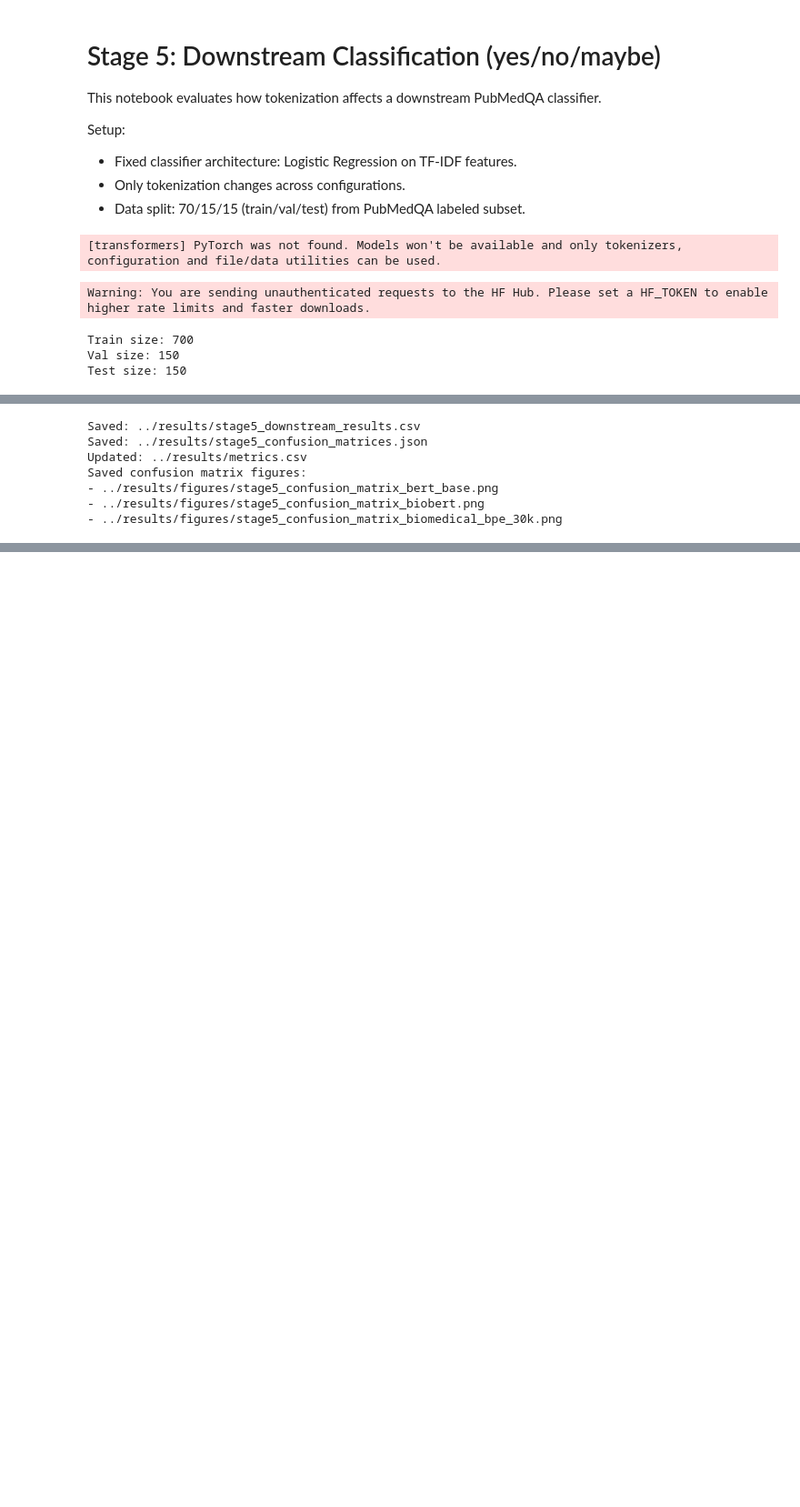
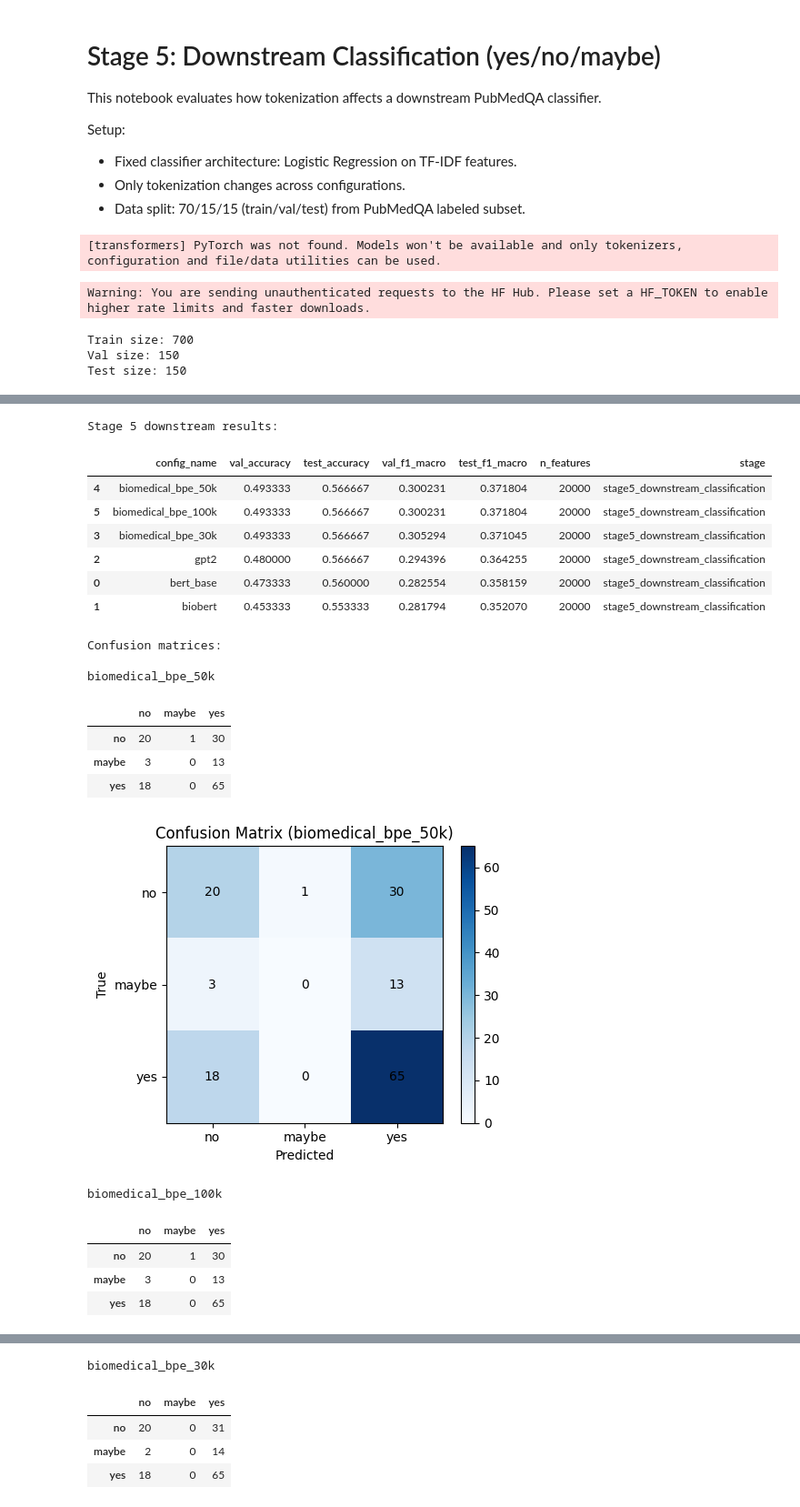
Before and after one commit to belyakova-anna/Domain-specific-Tokenization, a Jupyter notebook: notebooks/05_experiments.ipynb, the cells around one changed output, grey strips where cells are left out. Shown at 91% size. Saved outputs shown, nothing was run; the diff lists cells and outputs as text; code cells hidden in the pictures; blank space fills up the shorter version.

```diff
--- a/notebooks/05_experiments.ipynb
+++ b/notebooks/05_experiments.ipynb
@@ -214,42 +225,34 @@ results_df
 | 0 | bert_base | 0.473333 | 0.560000 | 0.282554 | 0.358159 | 20000 | stage5_downstream_classification |
 | 1 | biobert | 0.453333 | 0.553333 | 0.281794 | 0.352070 | 20000 | stage5_downstream_classification |
 # %%
-results_path = os.path.join(RESULTS_DIR, "stage5_downstream_results.csv")
-cm_path = os.path.join(RESULTS_DIR, "stage5_confusion_matrices.json")
-metrics_path = os.path.join(RESULTS_DIR, "metrics.csv")
+print("Stage 5 downstream results:")
+display(results_df)
 
-results_df.to_csv(results_path, index=False)
-
-with open(cm_path, "w", encoding="utf-8") as f:
-    json.dump(confusions, f, indent=2)
-
-# Merge short summary into global metrics table
-summary_for_metrics = results_df[["config_name", "test_accuracy", "test_f1_macro", "stage"]].rename(
-    columns={
-        "config_name": "tokenizer_name",
-        "test_accuracy": "accuracy",
-        "test_f1_macro": "f1_macro",
-    }
-)
-
-existing_metrics = pd.read_csv(metrics_path) if os.path.exists(metrics_path) and os.path.getsize(metrics_path) > 0 else pd.DataFrame()
-if not existing_metrics.empty and "stage" in existing_metrics.columns:
-    existing_metrics = existing_metrics[existing_metrics["stage"] != "stage5_downstream_classification"]
-
-final_metrics = pd.concat([existing_metrics, summary_for_metrics], ignore_index=True)
-final_metrics.to_csv(metrics_path, index=False)
-
-print(f"Saved: {results_path}")
-print(f"Saved: {cm_path}")
-print(f"Updated: {metrics_path}")
-print("Saved confusion matrix figures:")
-for p in figure_paths:
-    print(f"- {p}")
+print("\nConfusion matrices:")
+for config_name in results_df["config_name"].tolist():
+    print(f"\n{config_name}")
+    cm = np.array(confusions[config_name])
+    display(pd.DataFrame(cm, index=LABEL_NAMES, columns=LABEL_NAMES))
+    plot_confusion_matrix(cm, config_name)
 # %% [output]
-Saved: ../results/stage5_downstream_results.csv
-Saved: ../results/stage5_confusion_matrices.json
-Updated: ../results/metrics.csv
-Saved confusion matrix figures:
-- ../results/figures/stage5_confusion_matrix_bert_base.png
-- ../results/figures/stage5_confusion_matrix_biobert.png
-- ../results/figures/stage5_confusion_matrix_biomedical_bpe_30k.png
+Stage 5 downstream results:
+|  | config_name | val_accuracy | test_accuracy | val_f1_macro | test_f1_macro | n_features | stage |
+| 4 | biomedical_bpe_50k | 0.493333 | 0.566667 | 0.300231 | 0.371804 | 20000 | stage5_downstream_classification |
+| 5 | biomedical_bpe_100k | 0.493333 | 0.566667 | 0.300231 | 0.371804 | 20000 | stage5_downstream_classification |
+| 3 | biomedical_bpe_30k | 0.493333 | 0.566667 | 0.305294 | 0.371045 | 20000 | stage5_downstream_classification |
+| 2 | gpt2 | 0.480000 | 0.566667 | 0.294396 | 0.364255 | 20000 | stage5_downstream_classification |
+| 0 | bert_base | 0.473333 | 0.560000 | 0.282554 | 0.358159 | 20000 | stage5_downstream_classification |
+| 1 | biobert | 0.453333 | 0.553333 | 0.281794 | 0.352070 | 20000 | stage5_downstream_classification |
+Confusion matrices:
+
+biomedical_bpe_50k
+|  | no | maybe | yes |
+| no | 20 | 1 | 30 |
+| maybe | 3 | 0 | 13 |
+| yes | 18 | 0 | 65 |
+[figure, added]
+biomedical_bpe_100k
+|  | no | maybe | yes |
+| no | 20 | 1 | 30 |
+| maybe | 3 | 0 | 13 |
+| yes | 18 | 0 | 65 |
@@ -255,0 +260,5 @@ Saved confusion matrix figures:
+biomedical_bpe_30k
+|  | no | maybe | yes |
+| no | 20 | 0 | 31 |
+| maybe | 2 | 0 | 14 |
+| yes | 18 | 0 | 65 |
```
Also changed, not shown: parts of 5 cells of this notebook, 30 other files.
